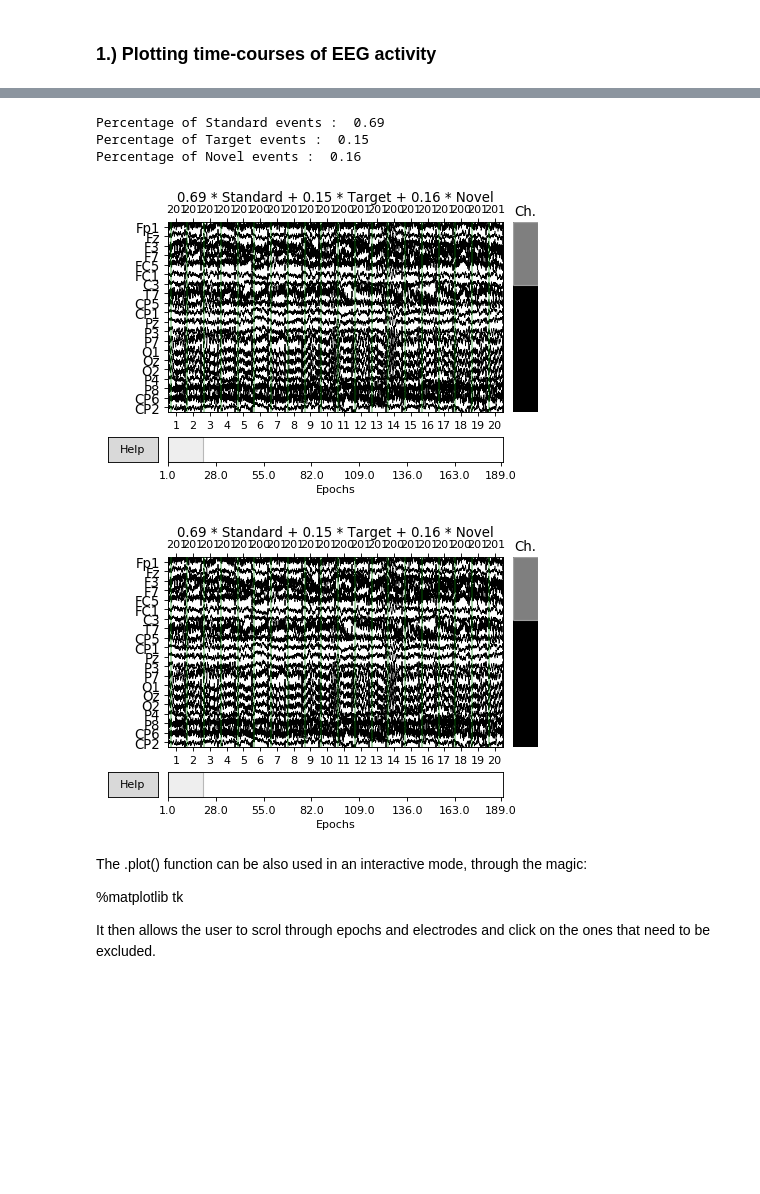
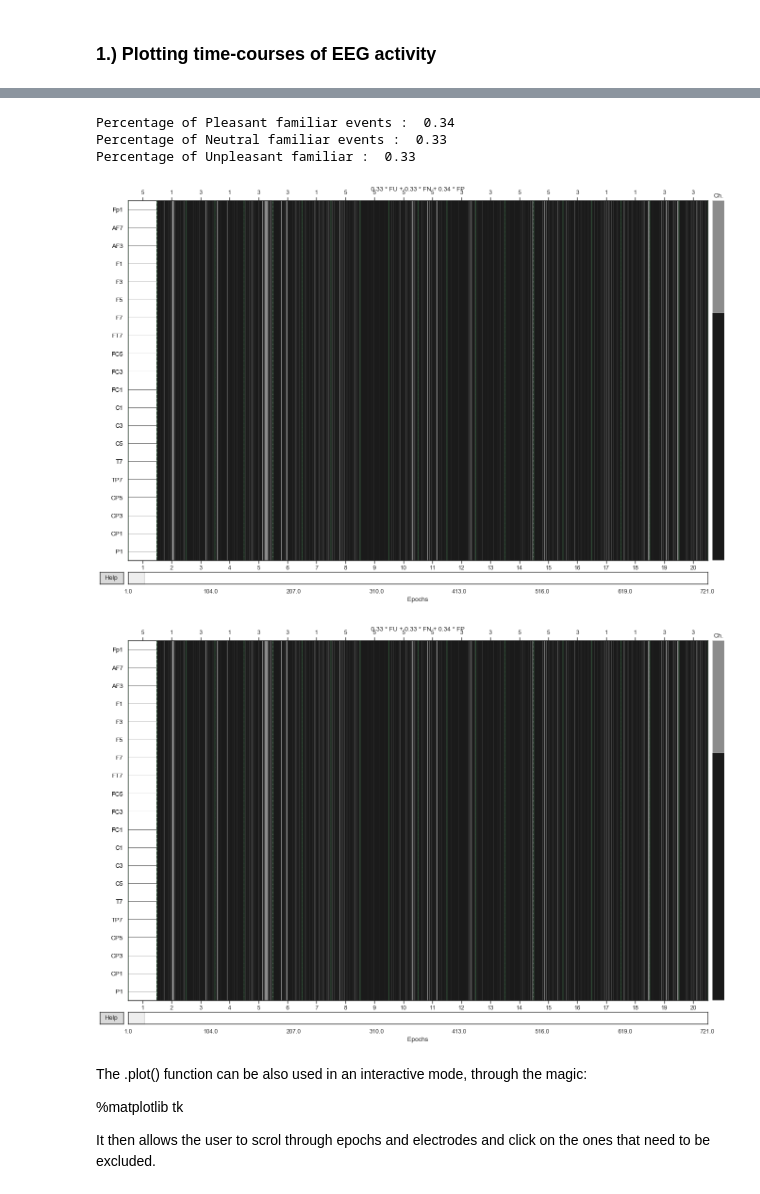
Before and after one commit to aath0/AlgorithmsNeuroscience, a Jupyter notebook: Tutorials/DataVisualization.ipynb, the cells around one changed output, grey strips where cells are left out. Saved outputs shown, nothing was run; the diff lists cells and outputs as text; code cells hidden in the pictures; blank space fills up the shorter version.

Commit message:
dataset is changed

```diff
--- a/Tutorials/DataVisualization.ipynb
+++ b/Tutorials/DataVisualization.ipynb
@@ -8,7 +8,7 @@ The main focus of this chapter is to provide an overview of visualization tools
 import mne
 # %%
 #Load epoched data
-data_file = '../datasets/817_1_PDDys_ODDBALL_Clean_curated-epo'
+data_file = '../../study1/study1_eeg/epochdata/P-02'
 
 # Read the EEG epochs:
 epochs = mne.read_epochs(data_file + '.fif')
@@ -45,15 +46,16 @@ For example, in the dataset that we are using the ratio of Standard epochs is 0.
 # %%
 import numpy as np
-print('Percentage of Standard events : ', np.around(len(epochs['Standard'])/len(epochs), decimals=2))
-print('Percentage of Target events : ',np.around(len(epochs['Target'])/len(epochs), decimals=2))
-print('Percentage of Novel events : ', np.around(len(epochs['Novel'])/len(epochs), decimals=2))
+epochs = epochs['FP', 'FN', 'FU']
+print('Percentage of Pleasant familiar events : ', np.around(len(epochs['FP'])/len(epochs), decimals=2))
+print('Percentage of Neutral familiar events : ',np.around(len(epochs['FN'])/len(epochs), decimals=2))
+print('Percentage of Unpleasant familiar : ', np.around(len(epochs['FU'])/len(epochs), decimals=2))
 epochs.plot()
 # %% [output]
-Percentage of Standard events :  0.69
-Percentage of Target events :  0.15
-Percentage of Novel events :  0.16
+Percentage of Pleasant familiar events :  0.34
+Percentage of Neutral familiar events :  0.33
+Percentage of Unpleasant familiar :  0.33
-[figure, old version]
+[figure, new version]
-[figure, old version]
+[figure, new version]
 # %% [markdown]
 The .plot() function can be also used in an interactive mode, through the magic:
 
```
Also changed, not shown: parts of 8 cells of this notebook.
